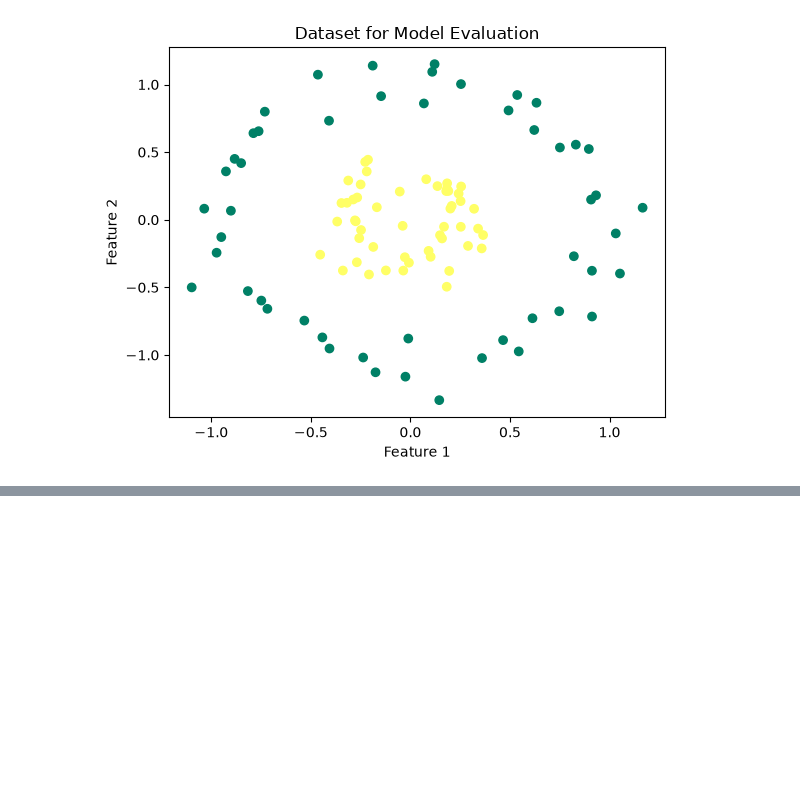
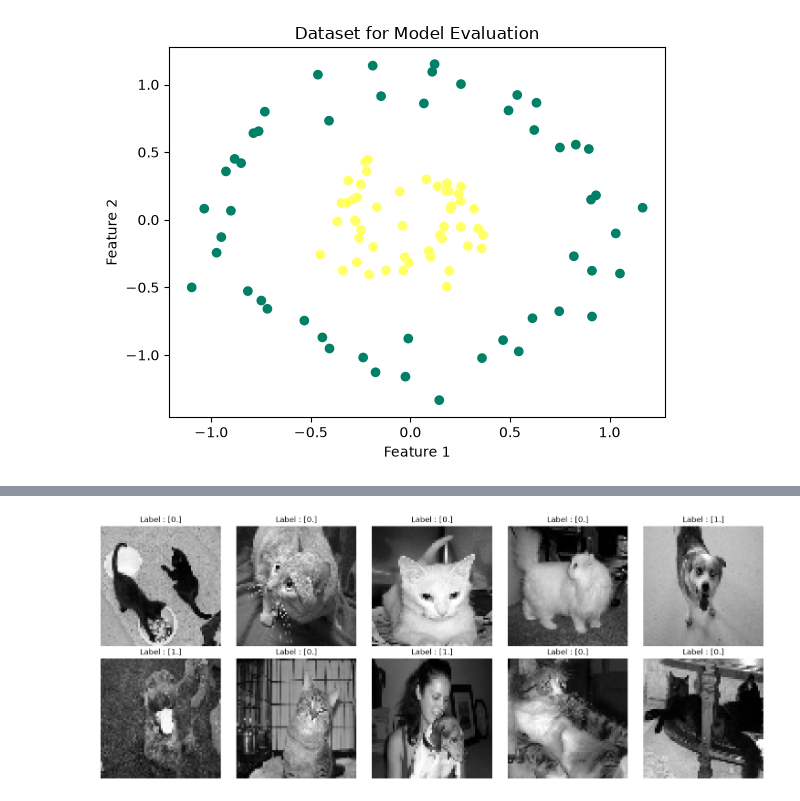
Before and after one commit to Barthez2023/Artificial_Intelligence, a Jupyter notebook: Implementation.ipynb, the cells around one changed output, grey strips where cells are left out. Cells and saved outputs as stored; diff of their text form; code cells hidden in the pictures; blank space fills up the shorter version.

```diff
--- a/Implementation.ipynb
+++ b/Implementation.ipynb
@@ -492,0 +492,12 @@ Error:
+# %%
+# Afficher les 10 premières images
+plt.figure(figsize=(15, 6))
+for i in range(10):
+    plt.subplot(2, 5, i + 1)
+    plt.imshow(x_train[i], cmap='gray')  # Afficher l'image en niveaux de gris.
+    plt.title(f"Label : {y_train[i]}")
+    plt.axis("off")
+
+plt.tight_layout()
+# %% [output]
+[figure, added]
```
Also changed, not shown: parts of 14 cells of this notebook, 4 other files.
